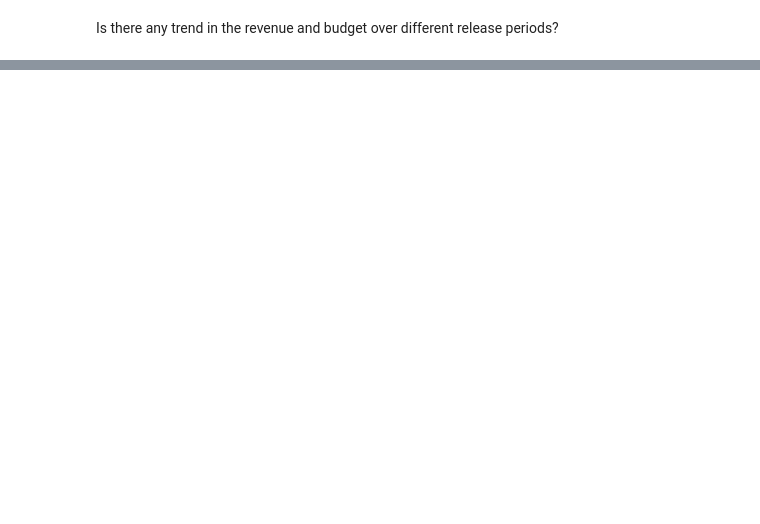
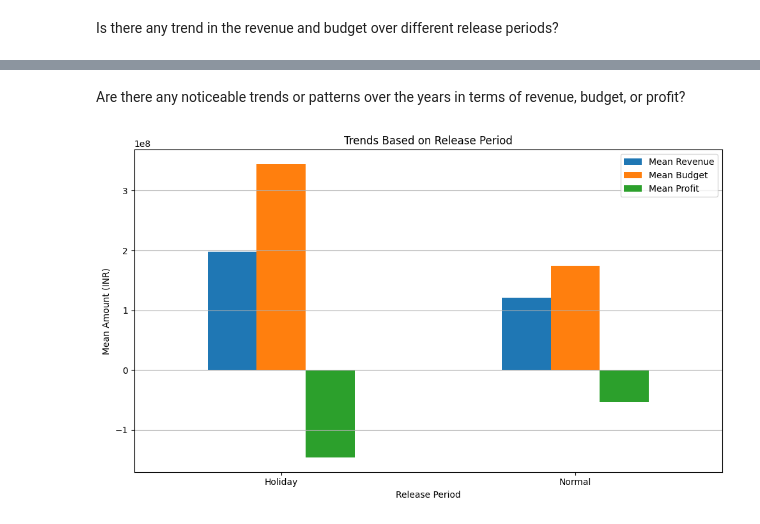
Before and after one commit to rahulbhoyar1995/Kaggle-Data-Analysis-Projects, a Jupyter notebook: bollywood-movies-dataset-analysis.ipynb, the cells around one changed output, grey strips where cells are left out. Saved outputs shown, nothing was run; the diff lists cells and outputs as text; code cells hidden in the pictures; blank space fills up the shorter version.

```diff
--- a/bollywood-movies-dataset-analysis.ipynb
+++ b/bollywood-movies-dataset-analysis.ipynb
@@ -507,0 +707,20 @@ Is there any trend in the revenue and budget over different release periods?
+# %% [markdown]
+Are there any noticeable trends or patterns over the years in terms of revenue, budget, or profit?
+# %%
+df['Release Period'] = df['Release Period'].astype('category')
+
+# Aggregate data by release period and calculate mean revenue, budget, and profit
+period_data = df.groupby('Release Period').agg({'Revenue(INR)': 'mean', 'Budget(INR)': 'mean', 'Profit': 'mean'})
+
+# Visualize the trends for 'Normal' and 'Holiday' release periods using bar plots
+period_data.plot(kind='bar', figsize=(10, 6))
+plt.title('Trends Based on Release Period')
+plt.xlabel('Release Period')
+plt.ylabel('Mean Amount (INR)')
+plt.xticks(rotation=0)
+plt.legend(['Mean Revenue', 'Mean Budget', 'Mean Profit'])
+plt.grid(axis='y')
+plt.tight_layout()
+plt.show()
+# %% [output]
+[figure, added]
```
Also changed, not shown: parts of 22 cells of this notebook.
